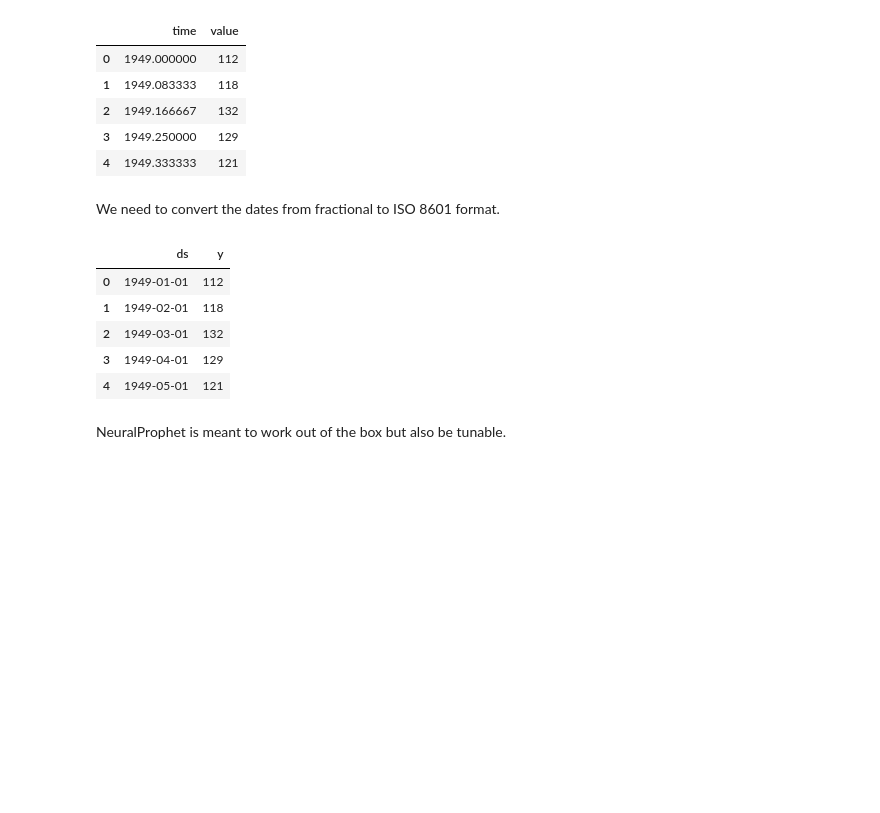
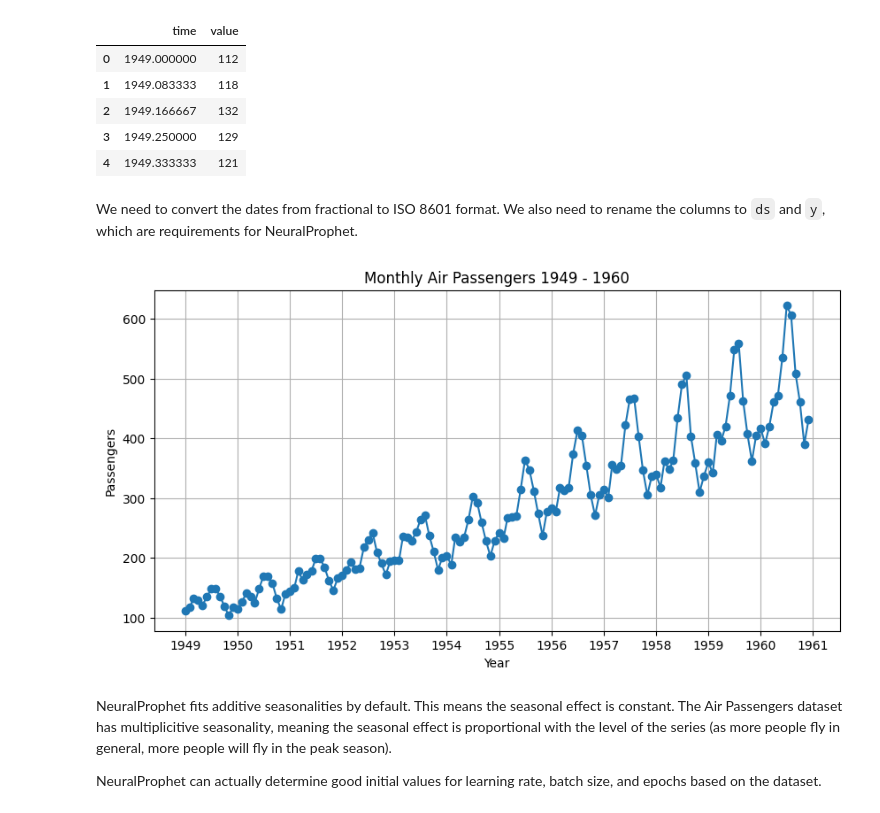
Before and after one commit to adamelliotfields/lab, a Jupyter notebook: files/neuralprophet.ipynb, the cells around one changed output. Drawn from its saved outputs; the diff is of its cells as text; code cells hidden in the pictures; blank space fills up the shorter version.

```diff
--- a/files/neuralprophet.ipynb
+++ b/files/neuralprophet.ipynb
@@ -32,25 +42,32 @@ df.head()
 | 3 | 1949.250000 | 129 |
 | 4 | 1949.333333 | 121 |
 # %% [markdown]
-We need to convert the dates from fractional to ISO 8601 format.
+We need to convert the dates from fractional to ISO 8601 format. We also need to rename the columns to `ds` and `y`, which are requirements for NeuralProphet.
 # %%
-def parse_date(d):
-    year = int(d)
-    month = d - year
+def parse_time(t):
+    year = int(t)
+    month = t - year
     month = round(month * 12) + 1
-    return datetime(year, month, 1).strftime("%Y-%m-%d")
+    return datetime(year, month, 1)
 
 
-df["time"] = df["time"].apply(parse_date)
+df["time"] = df["time"].apply(parse_time)
 df.columns = ["ds", "y"]
-df.head()
+
+# plot
+_, ax = plt.subplots(figsize=(10, 5))
+ax.plot(df["ds"], df["y"], marker="o", linestyle="-")
+ax.xaxis.set_major_locator(mdates.YearLocator())
+ax.xaxis.set_major_formatter(mdates.DateFormatter("%Y"))
+plt.title("Monthly Air Passengers 1949 - 1960")
+plt.xlabel("Year")
+plt.ylabel("Passengers")
+plt.grid(True)
+plt.show()
 # %% [output]
-|  | ds | y |
-| 0 | 1949-01-01 | 112 |
-| 1 | 1949-02-01 | 118 |
-| 2 | 1949-03-01 | 132 |
-| 3 | 1949-04-01 | 129 |
-| 4 | 1949-05-01 | 121 |
+[figure, added]
-# %% [markdown]
-NeuralProphet is meant to work out of the box but also be tunable.
+# %% [markdown]
+NeuralProphet fits additive seasonalities by default. This means the seasonal effect is constant. The Air Passengers dataset has multiplicitive seasonality, meaning the seasonal effect is proportional with the level of the series (as more people fly in general, more people will fly in the peak season).
+
+NeuralProphet can actually determine good initial values for learning rate, batch size, and epochs based on the dataset.
 # %%
```
Also changed, not shown: parts of 16 cells of this notebook.
